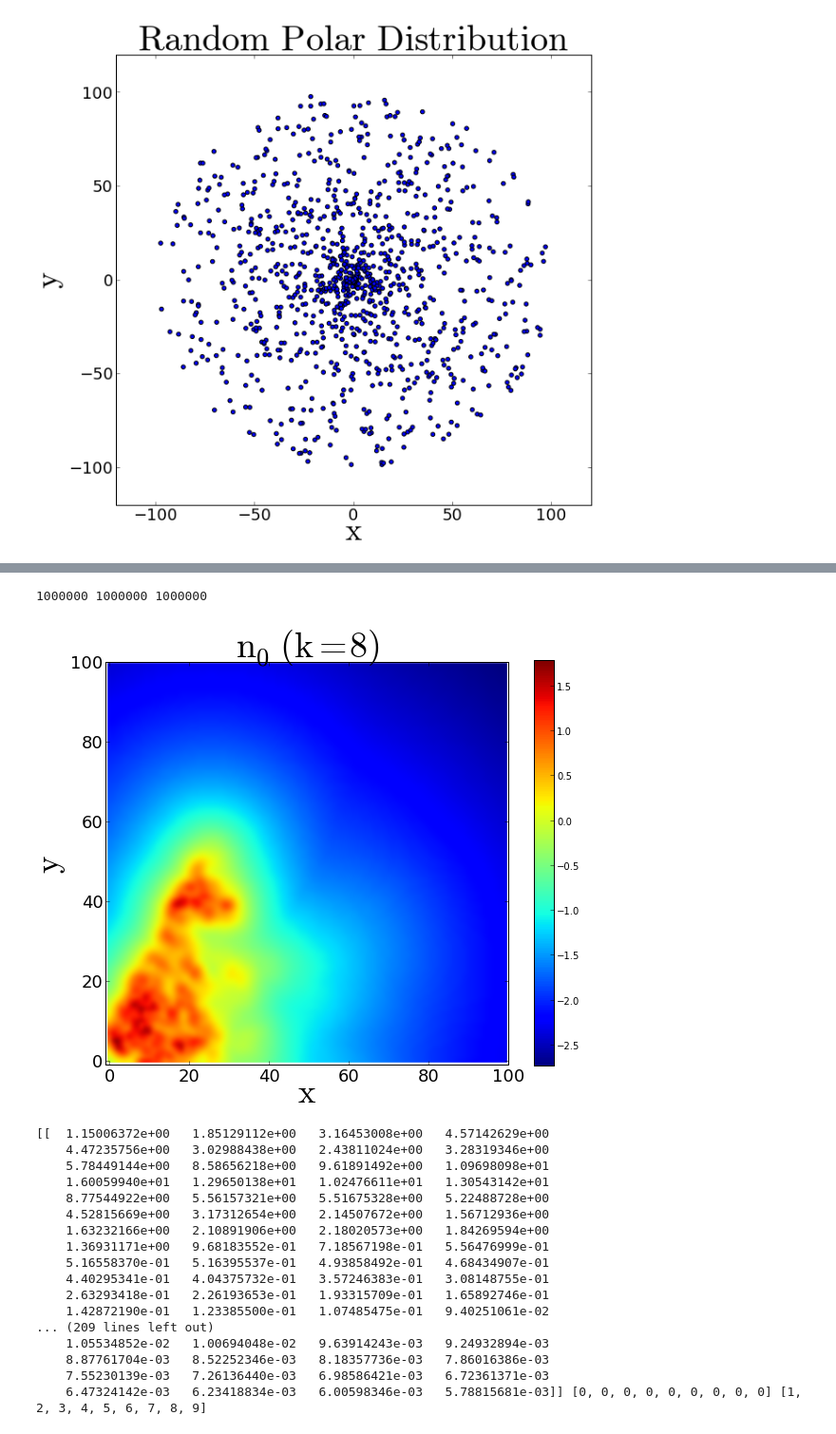
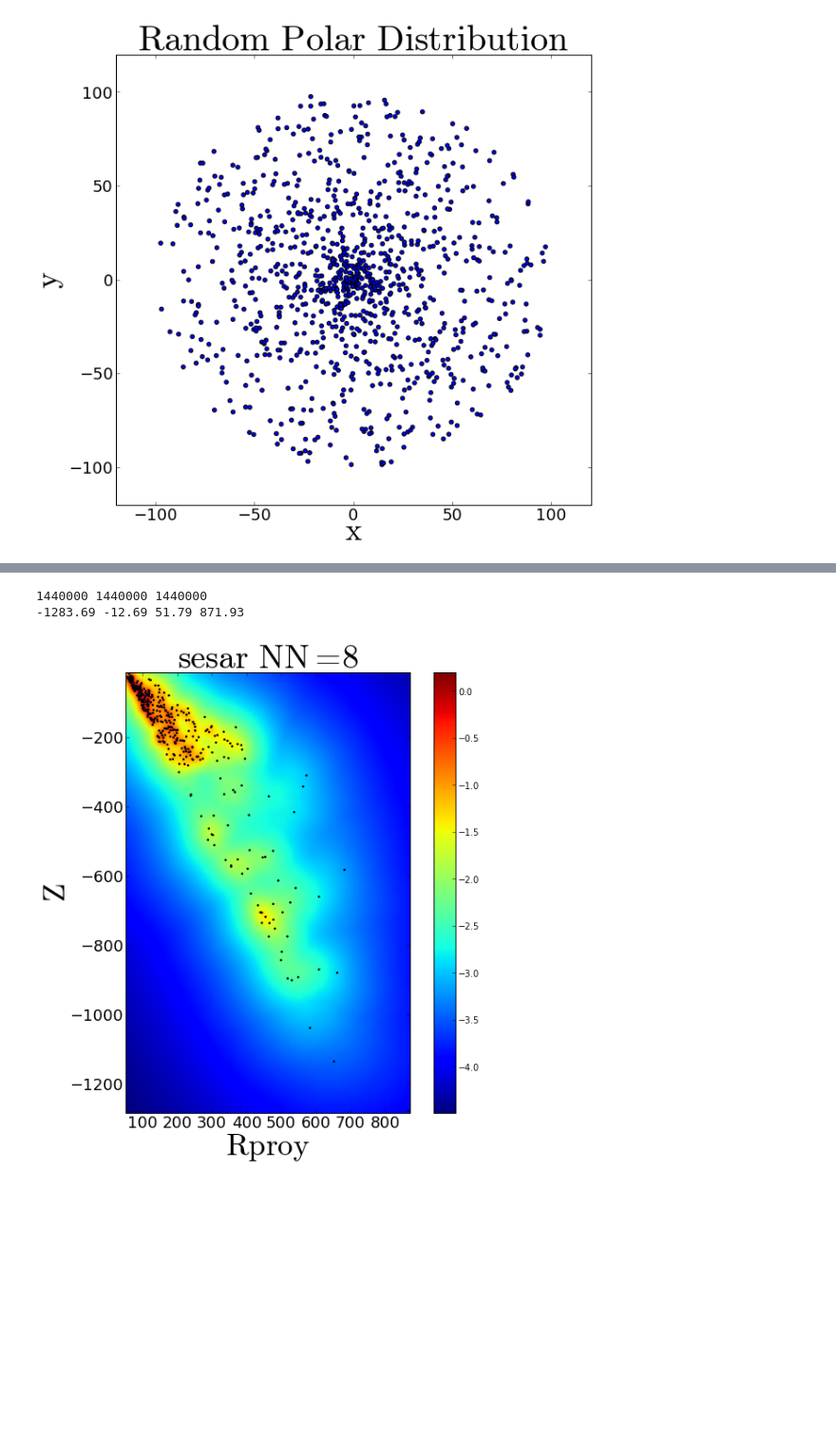
Before and after one commit to jngaravitoc/Bayesian_Homeworks, a Jupyter notebook: Bayesian_Code_2Analytic_Solution.ipynb, the cells around one changed output, grey strips where cells are left out. Shown at 95% size. Cells and saved outputs as stored; diff of their text form; code cells hidden in the pictures; blank space fills up the shorter version.

```diff
--- a/Bayesian_Code_2Analytic_Solution.ipynb
+++ b/Bayesian_Code_2Analytic_Solution.ipynb
@@ -78,9 +78,11 @@ Init_Distribution_Polar(100)
 # %% [output]
 [figure]
 # %%
-data = np.loadtxt("/home/nicolas/Dropbox/github/Bayesian_Homeworks/CBDA/input/quest.rrab.cmj_akv.dat")
+#data = np.loadtxt("/home/nicolas/Dropbox/github/Bayesian_Homeworks/CBDA/input/quest.rrab.cmj_akv.dat")
+#data = np.loadtxt("/home/nicolas/Dropbox/github/Bayesian_Homeworks/CBDA/input/layden.rrls.mateu_dists.dat")
+data = np.loadtxt("/home/nicolas/Dropbox/github/Bayesian_Homeworks/CBDA/input/sesar.rrls.mydists.dat")
 
-X = data[:,5]
-Y = data[:,6]
-print amax(X), amax(Y)
+X = data[:,5]*10 #- 5.679
+Y = data[:,6]*10 #+ 127.869
+print amax(X), amax(Y), amin(Y), amin(X)
 # %% [output]
@@ -158,8 +164,10 @@ def plots(Res):
     #print F
     #global F
     #F = linspace(0, D, Res)
-    for i in range(Res):
-        for j in range(Res):
+    Fx = linspace(amin(X) - 5, amax(X) + 5 , Res)
+    Fy = linspace(amin(Y) - 5, amax(Y) + 5 , Res)
+    for i in Fx:
+        for j in Fy:
             x.append(i)
             y.append(j)
     for i in range(len(x)):
@@ -167,45 +175,36 @@ def plots(Res):
     f.close()
     #print len(x), len(y), len(T3)
     #print y[0:100]
-plots(1000)
+plots(1200)
 print len(x), len(y), len(T3)
-#print T3
+print amin(y), amax(y), amin(x), amax(x)
 # %% [output]
-1000000 1000000 1000000
+1440000 1440000 1440000
+-1283.69 -12.69 51.79 871.93
 # %%
 figure(num=None, figsize=(9.5,9))
-xlabel('$\mathrm{x}$', fontsize = 35)
-ylabel('$\mathrm{y}$', fontsize = 35)
-title('$\mathrm{n_{0}}$ $\mathrm{(k=8)}$', fontsize = 38)
+
+xmin = amin(x)
+xmax = amax(x)
+ymin = amin(y)
+ymax = amax(y)
+#a = xmax - xmin
+#b = ymax - ymin
+xlabel('$\mathrm{Rproy}$', fontsize = 35)
+ylabel('$\mathrm{Z}$', fontsize = 35)
+title('$\mathrm{sesar}$ $\mathrm{NN=8}$', fontsize = 38)
 tick_params(axis='both', which='major', labelsize=18)
-hist,xedges,yedges = numpy.histogram2d(x, y, bins = (100, 100), weights=T3)
+hist,xedges,yedges = numpy.histogram2d(x, y, bins=(120, 120),range=[[xmin,xmax],[ymin,ymax]], weights=T3)
 hist = hist.transpose()
 my_extent = (xedges[0], xedges[-1], yedges[0], yedges[-1])
-imshow(log10(hist), interpolation = 'bicubic', origin='lower')
-colorbar(shrink = 0.85)    #this shrink is to set the scale of the colorbar
-scatter((X*1000)-0.5, (Y*1000)-0.5, s = 2.5)
+imshow(log10(hist), extent=[xmin,xmax,ymin,ymax], interpolation = 'gaussian',origin='lower')
+colorbar(shrink = 1.0)    #this shrink is to set the scale of the colorbar
+scatter((X+0.5 ), (Y+0.5), s = 2.5)
 #scatter(x, y, s = 0.5)
-xlim([-1, 100])
-ylim([-1, 100])
-#savefig('d0cartesian_Ress100_k12.png')
+xlim([xmin, xmax])
+ylim([ymin, ymax])
+savefig('sesark8Res1200.png')
 show()
-print hist[1:10], x[1:10], y[1:10]
+   # print hist[1:10], x[1:10], y[1:10]
 # %% [output]
-[figure, old version]
+[figure, new version]
-[[  1.15006372e+00   1.85129112e+00   3.16453008e+00   4.57142629e+00
-    4.47235756e+00   3.02988438e+00   2.43811024e+00   3.28319346e+00
-    5.78449144e+00   8.58656218e+00   9.61891492e+00   1.09698098e+01
-    1.60059940e+01   1.29650138e+01   1.02476611e+01   1.30543142e+01
-    8.77544922e+00   5.56157321e+00   5.51675328e+00   5.22488728e+00
-    4.52815669e+00   3.17312654e+00   2.14507672e+00   1.56712936e+00
-    1.63232166e+00   2.10891906e+00   2.18020573e+00   1.84269594e+00
-    1.36931171e+00   9.68183552e-01   7.18567198e-01   5.56476999e-01
-    5.16558370e-01   5.16395537e-01   4.93858492e-01   4.68434907e-01
-    4.40295341e-01   4.04375732e-01   3.57246383e-01   3.08148755e-01
-    2.63293418e-01   2.26193653e-01   1.93315709e-01   1.65892746e-01
-    1.42872190e-01   1.23385500e-01   1.07485475e-01   9.40251061e-02
-... (209 lines left out)
-    1.05534852e-02   1.00694048e-02   9.63914243e-03   9.24932894e-03
-    8.87761704e-03   8.52252346e-03   8.18357736e-03   7.86016386e-03
-    7.55230139e-03   7.26136440e-03   6.98586421e-03   6.72361371e-03
-    6.47324142e-03   6.23418834e-03   6.00598346e-03   5.78815681e-03]] [0, 0, 0, 0, 0, 0, 0, 0, 0] [1, 2, 3, 4, 5, 6, 7, 8, 9]
```
Also changed, not shown: parts of 5 cells of this notebook.
